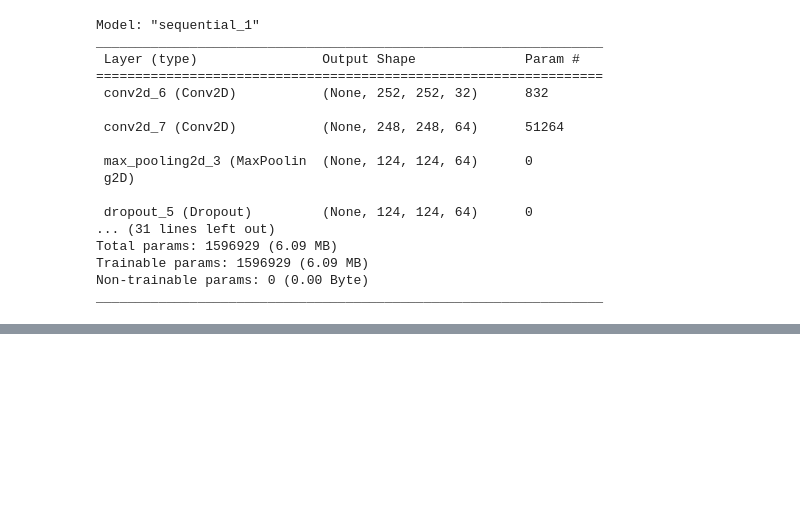
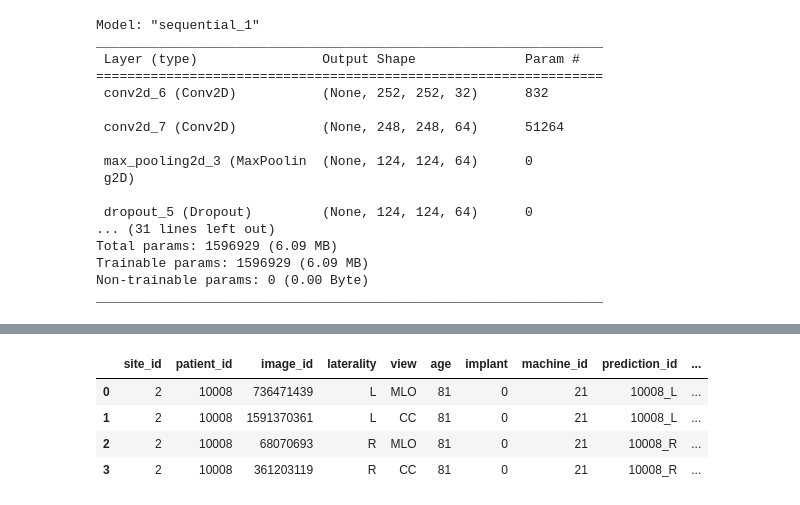
Before and after one commit to kavang02/RSNA-Breast-Cancer-Detection, a Jupyter notebook: CNN.ipynb, the cells around one changed output, grey strips where cells are left out. Cells and saved outputs as stored; diff of their text form; code cells hidden in the pictures; blank space fills up the shorter version.

```diff
--- a/CNN.ipynb
+++ b/CNN.ipynb
@@ -214,0 +290,3 @@ plt.show()
+# %%
+testData = pd.read_csv("/mnt/c/Users/vange/OneDrive - Tennessee Tech University/Desktop/Fall 23, Spring 24/4260/mammography/test.csv")
+testData
@@ -214,0 +303,3 @@ plt.show()
+# %%
+gendTest = BatchCreator(testData, 2, 13)
+pred = model.predict(gendTest)
@@ -214,0 +324,11 @@ plt.show()
+# %%
+# Assigning the prediction values to a cancer column on the test data
+
+testData['cancer'] = pred[:testData.shape[0]]
+testData
+# %% [output]
+|  | site_id | patient_id | image_id | laterality | view | age | implant | machine_id | prediction_id | ... |
+| 0 | 2 | 10008 | 736471439 | L | MLO | 81 | 0 | 21 | 10008_L | ... |
+| 1 | 2 | 10008 | 1591370361 | L | CC | 81 | 0 | 21 | 10008_L | ... |
+| 2 | 2 | 10008 | 68070693 | R | MLO | 81 | 0 | 21 | 10008_R | ... |
+| 3 | 2 | 10008 | 361203119 | R | CC | 81 | 0 | 21 | 10008_R | ... |
```
Also changed, not shown: parts of 24 cells of this notebook, 3 other files.
